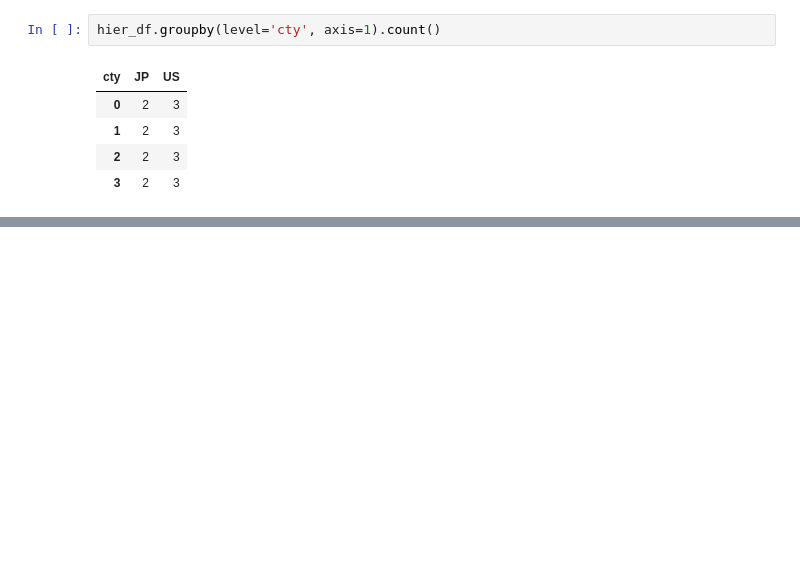
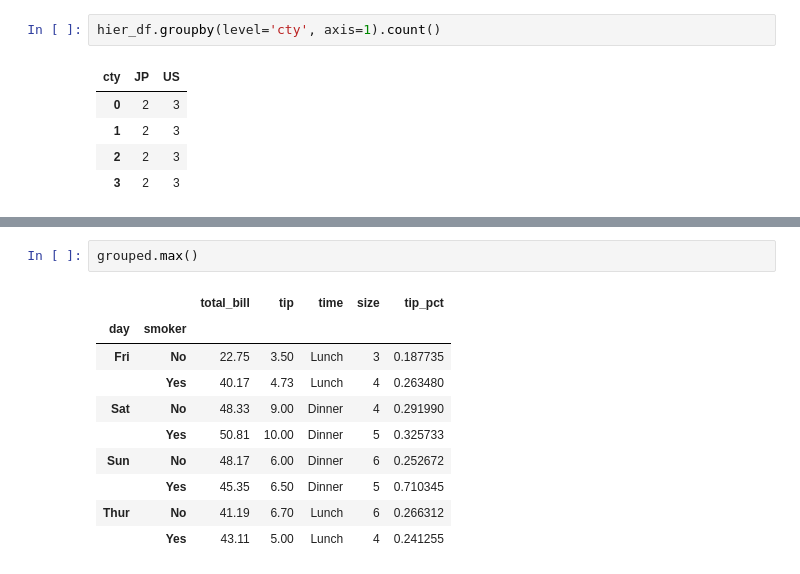
Before and after one commit to rumourcy/DA, a Jupyter notebook: pydata/chapter10.ipynb, the cells around one changed output, grey strips where cells are left out. Saved outputs shown, nothing was run; the diff lists cells and outputs as text; blank space fills up the shorter version.

```diff
--- a/pydata/chapter10.ipynb
+++ b/pydata/chapter10.ipynb
@@ -298,0 +483,13 @@ hier_df.groupby(level='cty', axis=1).count()
+# %%
+grouped.max()
+# %% [output]
+|  |  | total_bill | tip | time | size | tip_pct |
+| day | smoker |  |  |  |  |  |
+| Fri | No | 22.75 | 3.50 | Lunch | 3 | 0.187735 |
+|  | Yes | 40.17 | 4.73 | Lunch | 4 | 0.263480 |
+| Sat | No | 48.33 | 9.00 | Dinner | 4 | 0.291990 |
+|  | Yes | 50.81 | 10.00 | Dinner | 5 | 0.325733 |
+| Sun | No | 48.17 | 6.00 | Dinner | 6 | 0.252672 |
+|  | Yes | 45.35 | 6.50 | Dinner | 5 | 0.710345 |
+| Thur | No | 41.19 | 6.70 | Lunch | 6 | 0.266312 |
+|  | Yes | 43.11 | 5.00 | Lunch | 4 | 0.241255 |
```
Also changed, not shown: parts of 51 cells of this notebook, 2 other files.
